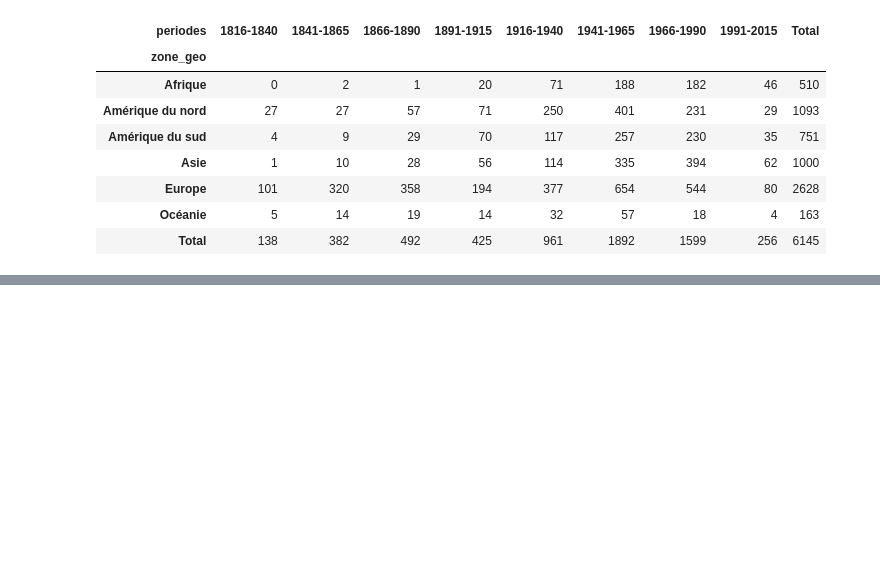
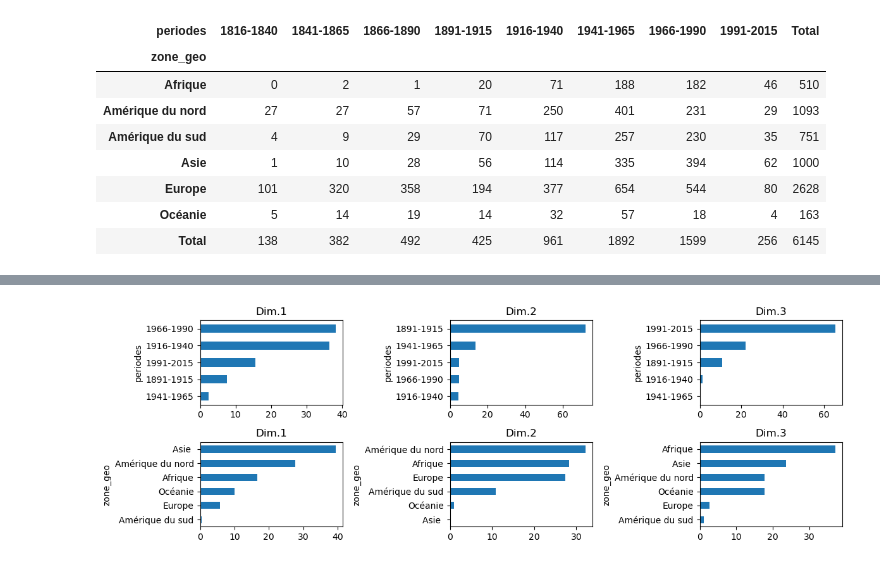
Before and after one commit to AliaBrah/militants_droit_femmes, a Jupyter notebook: S_2/fichier_CSV/nationalite_analyse.ipynb, the cells around one changed output, grey strips where cells are left out. Drawn from its saved outputs; the diff is of its cells as text; code cells hidden in the pictures; blank space fills up the shorter version.

```diff
--- a/S_2/fichier_CSV/nationalite_analyse.ipynb
+++ b/S_2/fichier_CSV/nationalite_analyse.ipynb
@@ -197,5 +279,4 @@ Cramer:  0.07731895540467328
 # %%
-## je ne comprends pas ce que c'est ce CA ?
-afc = CA(row_labels=ddf.index,col_labels=ddf.columns)
-afc.fit(ddf.values)
+afc = CA(row_labels=D.index,col_labels=D.columns)
+afc.fit(D.values)
 # %% [output]
@@ -245,0 +335,32 @@ NameError: name 'dfe' is not defined
+# %%
+# Informations sur les contributions des colonnes
+df = afc.col_topandas()[['col_contrib_dim1',
+                         'col_contrib_dim2',
+                         'col_contrib_dim3']]
+
+r1 = df.iloc[:,0]
+r2 = df.iloc[:,1]
+r3 = df.iloc[:,2]
+
+fig, axes = plt.subplots(nrows=2, ncols=3, figsize=(12,4))
+
+r1.sort_values().plot(kind='barh', ax=axes[0,0], title='Dim.1')
+r2.sort_values().plot(kind='barh', ax=axes[0,1], title='Dim.2')
+r3.sort_values().plot(kind='barh', ax=axes[0,2], title='Dim.3')
+
+### Rows
+df = afc.row_topandas()[['row_contrib_dim1',
+                         'row_contrib_dim2',
+                         'row_contrib_dim3']]
+r1 = df.iloc[:,0]
+r2 = df.iloc[:,1]
+r3 = df.iloc[:,2]
+
+r1.sort_values().plot(kind='barh', ax=axes[1,0], title='Dim.1')
+r2.sort_values().plot(kind='barh', ax=axes[1,1], title='Dim.2')
+r3.sort_values().plot(kind='barh', ax=axes[1,2], title='Dim.3')
+
+plt.tight_layout()
+plt.show()
+# %% [output]
+[figure, added]
```
Also changed, not shown: parts of 21 cells of this notebook, 3 other files.
